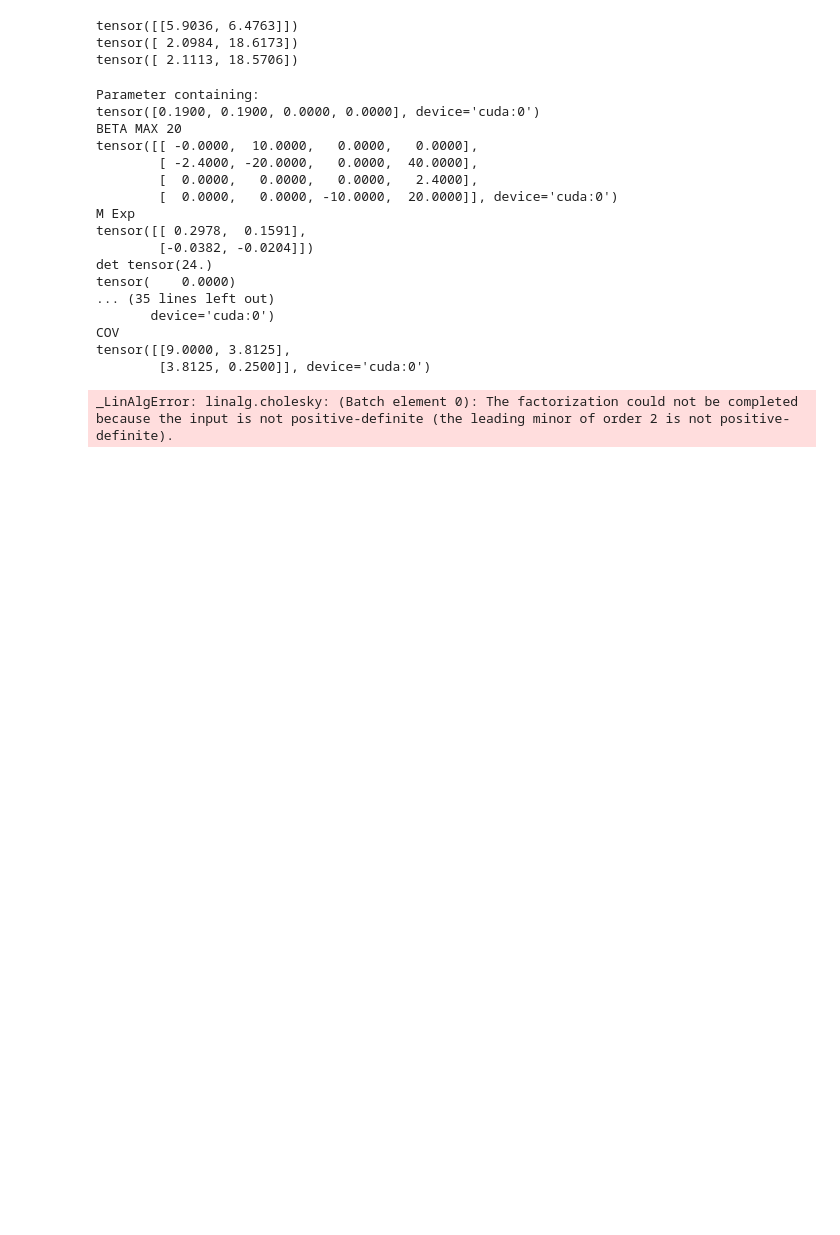
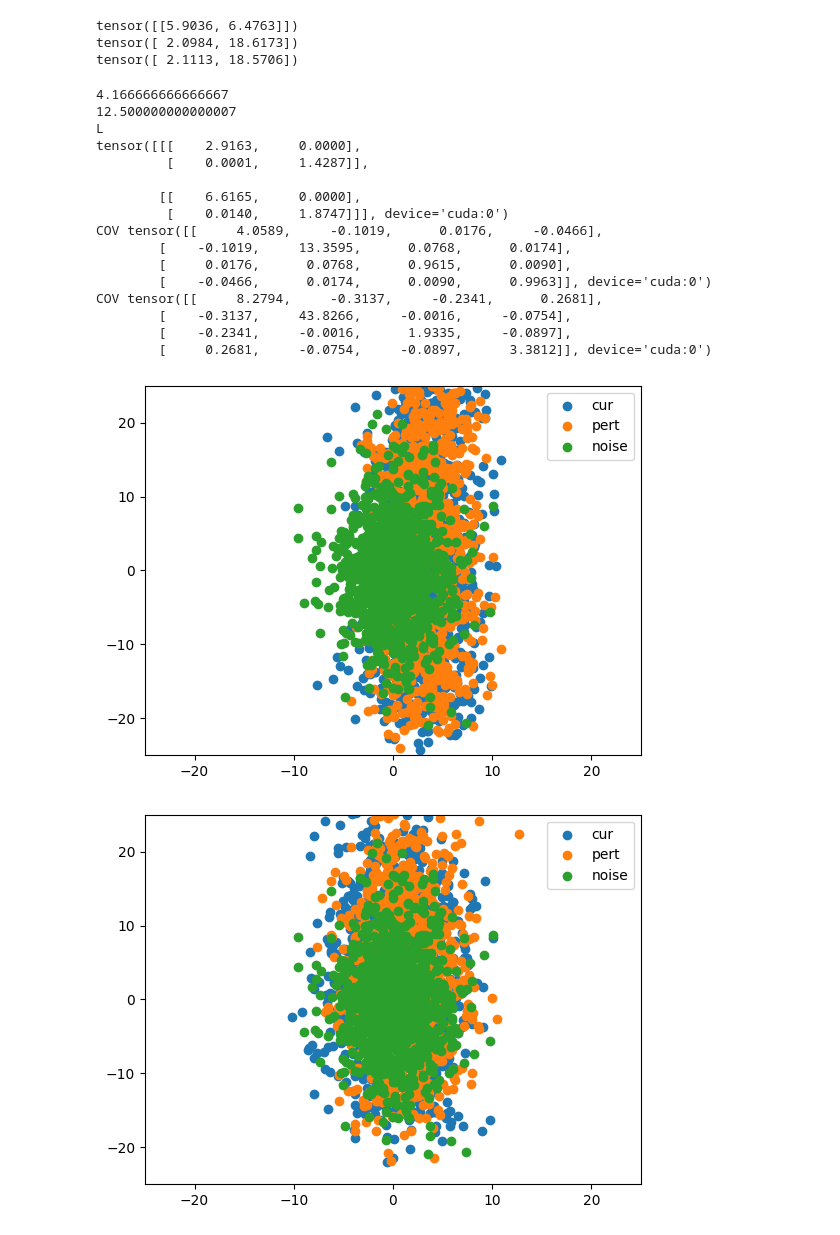
Before and after one commit to KevinRojas1499/variational-sb, a Jupyter notebook: experiment.ipynb, the cells around one changed output. Cells and saved outputs as stored; diff of their text form; code cells hidden in the pictures; blank space fills up the shorter version.

```diff
--- a/experiment.ipynb
+++ b/experiment.ipynb
@@ -257,67 +257,82 @@ import datasets.toy_datasets as datasets
 torch.set_printoptions(sci_mode=False)
 
 device = torch.device('cuda:0' if torch.cuda.is_available() else 'cpu')
-dataset = datasets.Spiral(x_scalar=0.4 * 3, y_scalar=3.2 * 3,batch_size=1000)
+dataset = datasets.Spiral(x_scalar=.4, y_scalar=3.2,batch_size=1000)
 data = next(iter(dataset)).to(device)
 data = torch.cat((data,torch.randn_like(data)),dim=1)
 sb = LinearMomentumSchrodingerBridge()
 backward_score = MLP(2,True).to(device)
 forward_score = MatrixTimeEmbedding([4]).to(device).requires_grad_(False)
-forward_score.Lambda = nn.Parameter(torch.tensor([.19,.19,0.,0.]))
+xx = .19
+yy = .23
+
+vx = .5 - .5 * (1-4 * xx)**.5
+vv = .5 - .5 * (1-4 * yy)**.5
+forward_score.Lambda = nn.Parameter(torch.tensor([xx,yy,vx,vv]))
 forward_score = forward_score.to(device).requires_grad_(False)
 
 sb.backward_score = get_preconditioned_model(backward_score,sb)
 sb.forward_score = forward_score
-sb.beta_max = 20
-print(forward_score.Lambda)
-print("BETA MAX" , sb.beta(1))
+sb.beta_max = 30
+sb._T = 1
 
 noise = torch.randn((1000,4),device=device)
-n_noise = sb.prior_sampling((1000,4),device)
+noise[:,0] /= (1-4 * xx)**.5
+noise[:,1] /= (1-4 * yy)**.5
+print(1/(1-4*xx))
+print(1/(1-4*yy))
 
 xt, traj = sb.sample((1000,4),device,False,data,False,return_traj=True,n_time_pts=20)
-noise = sb.prior_sampling((1000,4),device=device)
+noise_T = sb.prior_sampling((1000,4),device=device)
+H, L = sb.get_transition_params(noise_T,torch.ones((1000,1),device=device)*2)
+cov = L @ L.mT
+print('COV', noise.T.cov())
+print('COV', noise_T.T.cov())
+
 time_pts = torch.linspace(0., sb.T, 20, device=device)
 
 for i in range(traj.shape[1]):
-    if i < 1:
+    if i <1 or (i+1)%5 != 0:
         continue
     cur = traj[:,i]
     mean, std = sb.marginal_prob(data,time_pts[i] * torch.ones((data.shape[0],1),device=device))
-    print(std[0])
     noise = torch.randn_like(mean,device=data.device)
     noise_x, noise_v = noise.chunk(2, dim=1)
     new_noise_x = std[...,0,0] * noise_x
     new_noise_v = std[...,1,0] * noise_x + std[...,1,1] * noise_v
     perturbed_data = mean + torch.cat((new_noise_x, new_noise_v),dim=1)
     plt.clf()
-    plt.ylim(-30 * 3,50 * 3)
-    plt.xlim(-15,10 * 3)
+    # plt.ylim(-30 * 3,50 * 3)
+    # plt.xlim(-15,10 * 3)
+    plt.ylim(-25, 25)
+    plt.xlim(-25, 25)
     plt.scatter(traj[:,i,0].cpu(),traj[:,i,1].cpu(),label='cur')
-    plt.scatter(perturbed_data[:,0].cpu(),perturbed_data[:,1].cpu(),label='cur')
+    plt.scatter(perturbed_data[:,0].cpu(),perturbed_data[:,1].cpu(),label='pert')
+    plt.scatter(noise_T[:,0].cpu(),noise_T[:,1].cpu(),label='noise')
+
 
     # plt.scatter(noise[:,0].cpu(),noise[:,1].cpu(),label='supposed end')
     # plt.scatter(traj[:,-1,0].cpu(),traj[:,-1,1].cpu(),label='end')
     # plt.scatter(traj[:,0,0].cpu(),traj[:,0,1].cpu(),label='start')
 
     plt.legend()
     plt.show()
 # %% [output]
-Parameter containing:
-tensor([0.1900, 0.1900, 0.0000, 0.0000], device='cuda:0')
-BETA MAX 20
-tensor([[ -0.0000,  10.0000,   0.0000,   0.0000],
-        [ -2.4000, -20.0000,   0.0000,  40.0000],
-        [  0.0000,   0.0000,   0.0000,   2.4000],
-        [  0.0000,   0.0000, -10.0000,  20.0000]], device='cuda:0')
-M Exp
-tensor([[ 0.2978,  0.1591],
-        [-0.0382, -0.0204]])
-det tensor(24.)
-tensor(    0.0000)
-... (35 lines left out)
-       device='cuda:0')
-COV
-tensor([[9.0000, 3.8125],
-        [3.8125, 0.2500]], device='cuda:0')
+4.166666666666667
+12.500000000000007
+L
+tensor([[[    2.9163,     0.0000],
+         [    0.0001,     1.4287]],
+
+        [[    6.6165,     0.0000],
+         [    0.0140,     1.8747]]], device='cuda:0')
+COV tensor([[     4.0589,     -0.1019,      0.0176,     -0.0466],
+        [    -0.1019,     13.3595,      0.0768,      0.0174],
+        [     0.0176,      0.0768,      0.9615,      0.0090],
+        [    -0.0466,      0.0174,      0.0090,      0.9963]], device='cuda:0')
+COV tensor([[     8.2794,     -0.3137,     -0.2341,      0.2681],
+        [    -0.3137,     43.8266,     -0.0016,     -0.0754],
+        [    -0.2341,     -0.0016,      1.9335,     -0.0897],
+        [     0.2681,     -0.0754,     -0.0897,      3.3812]], device='cuda:0')
-_LinAlgError: linalg.cholesky: (Batch element 0): The factorization could not be completed because the input is not positive-definite (the leading minor of order 2 is not positive-definite).
+[figure, added]
+[figure, added]
```
Also changed, not shown: parts of 2 cells of this notebook, 9 other files.
